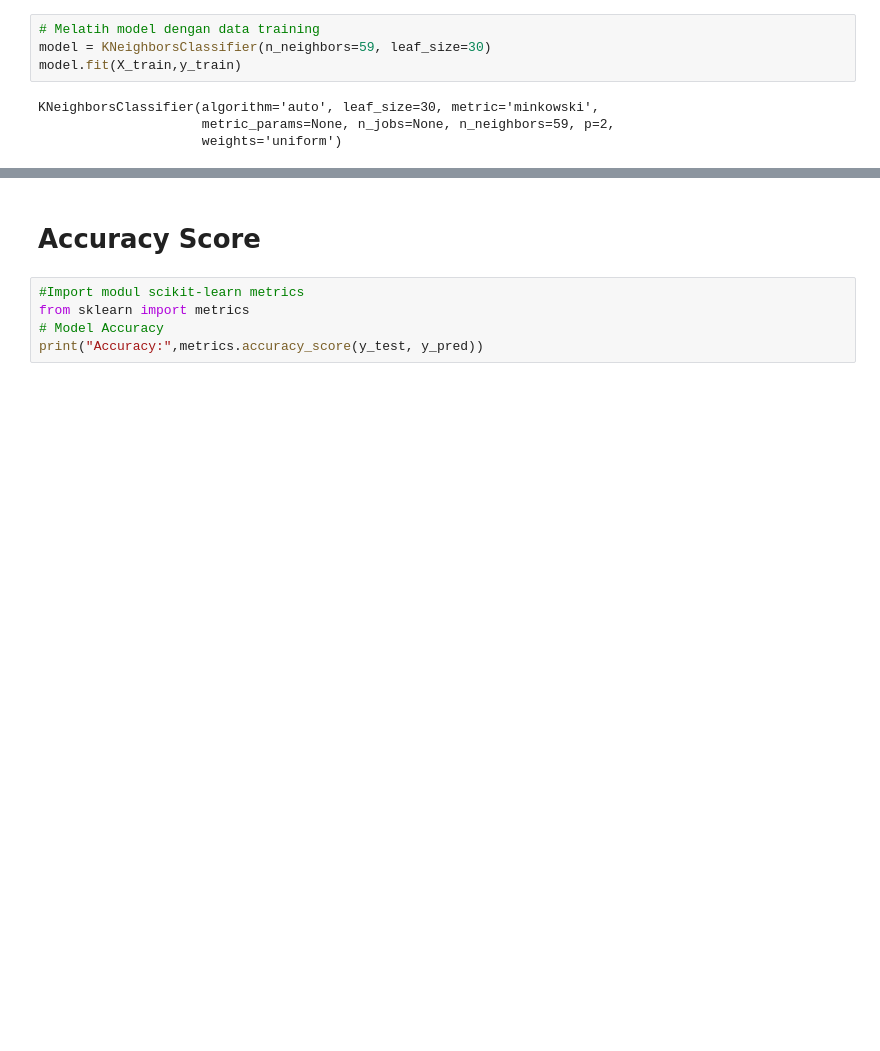
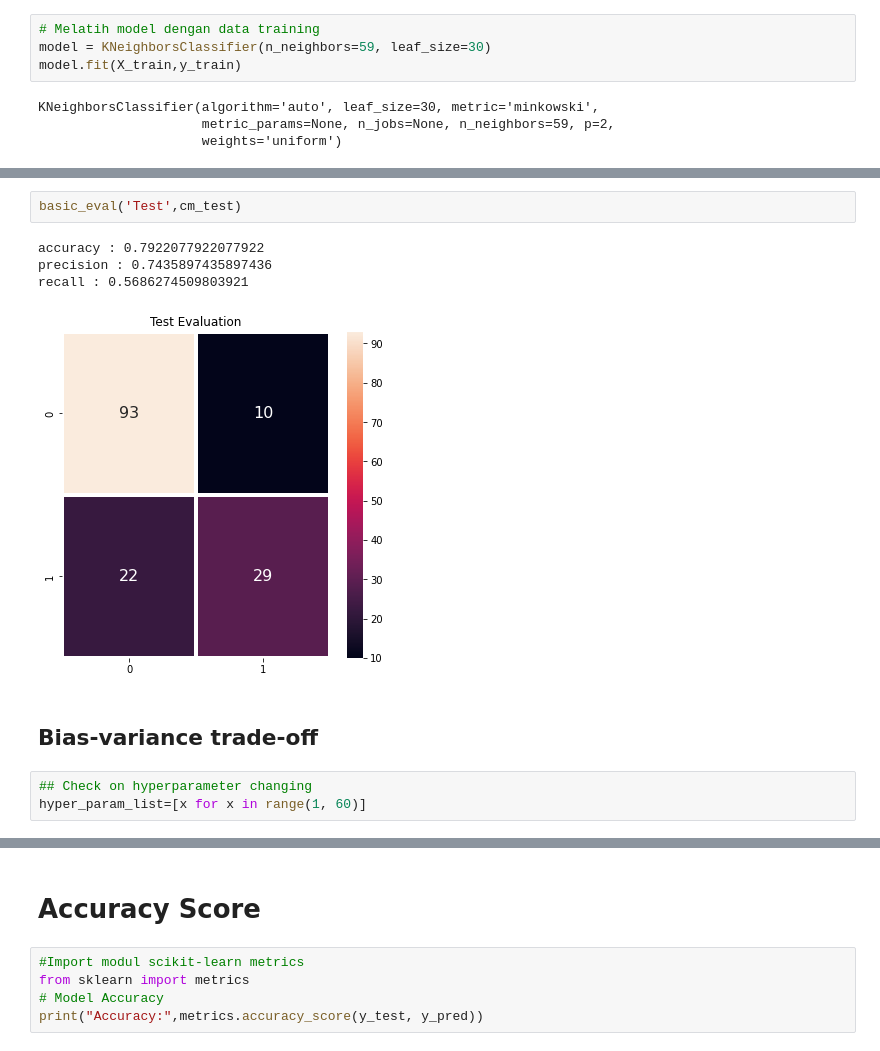
Before and after one commit to taqiyyaghazi/diabetes-prediction-with-machine-learning, a Jupyter notebook: diabetes_classification.ipynb, the cells around one changed output, grey strips where cells are left out. Saved outputs shown, nothing was run; the diff lists cells and outputs as text; blank space fills up the shorter version.

```diff
--- a/diabetes_classification.ipynb
+++ b/diabetes_classification.ipynb
@@ -286,0 +336,12 @@ y_pred = model.predict(X_test)
+# %%
+basic_eval('Test',cm_test)
+# %% [output]
+accuracy : 0.7922077922077922
+precision : 0.7435897435897436
+recall : 0.5686274509803921
+[figure, added]
+# %% [markdown]
+## Bias-variance trade-off
+# %%
+## Check on hyperparameter changing
+hyper_param_list=[x for x in range(1, 60)]
```
Also changed, not shown: parts of 19 cells of this notebook.
